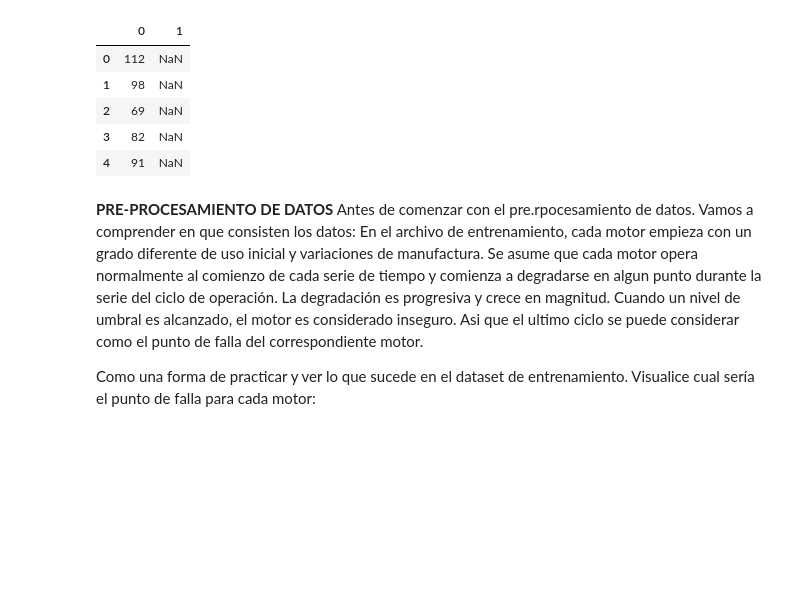
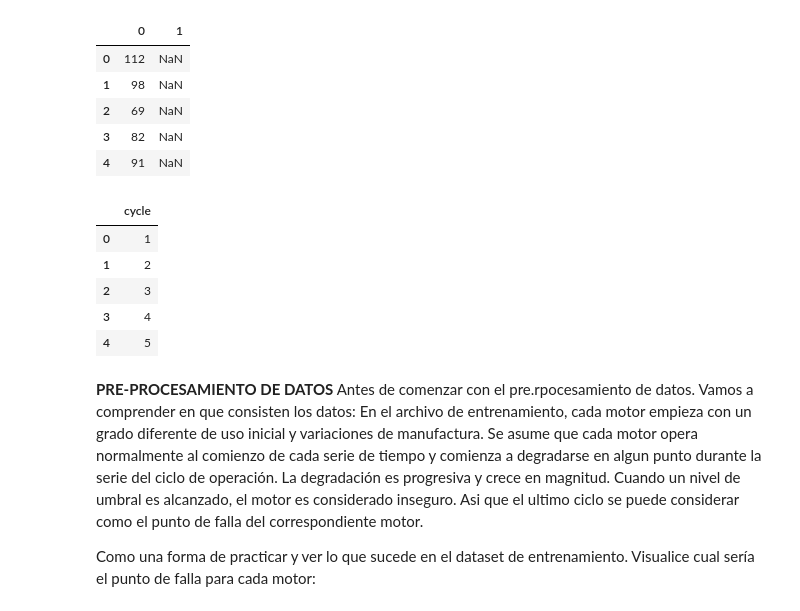
Before and after one commit to juancpv/predictivemaintenance, a Jupyter notebook: lstm.ipynb, the cells around one changed output. Saved outputs shown, nothing was run; the diff lists cells and outputs as text; code cells hidden in the pictures; blank space fills up the shorter version.

```diff
--- a/lstm.ipynb
+++ b/lstm.ipynb
@@ -130,8 +130,15 @@ truth_df.head()
 | 4 | 91 | NaN |
 # %%
 truth_df.drop(truth_df.columns[[1]], axis=1, inplace=True)
-#truth_df.columns = ['cycle']
-#truth_df.head()
+truth_df.columns = ['cycle']
+truth_df.head()
+# %% [output]
+|  | cycle |
+| 0 | 1 |
+| 1 | 2 |
+| 2 | 3 |
+| 3 | 4 |
+| 4 | 5 |
 # %% [markdown]
 **PRE-PROCESAMIENTO DE DATOS**
 Antes de comenzar con el pre.rpocesamiento de datos. Vamos a comprender en que consisten los datos:
```
Also changed, not shown: parts of 5 cells of this notebook.
